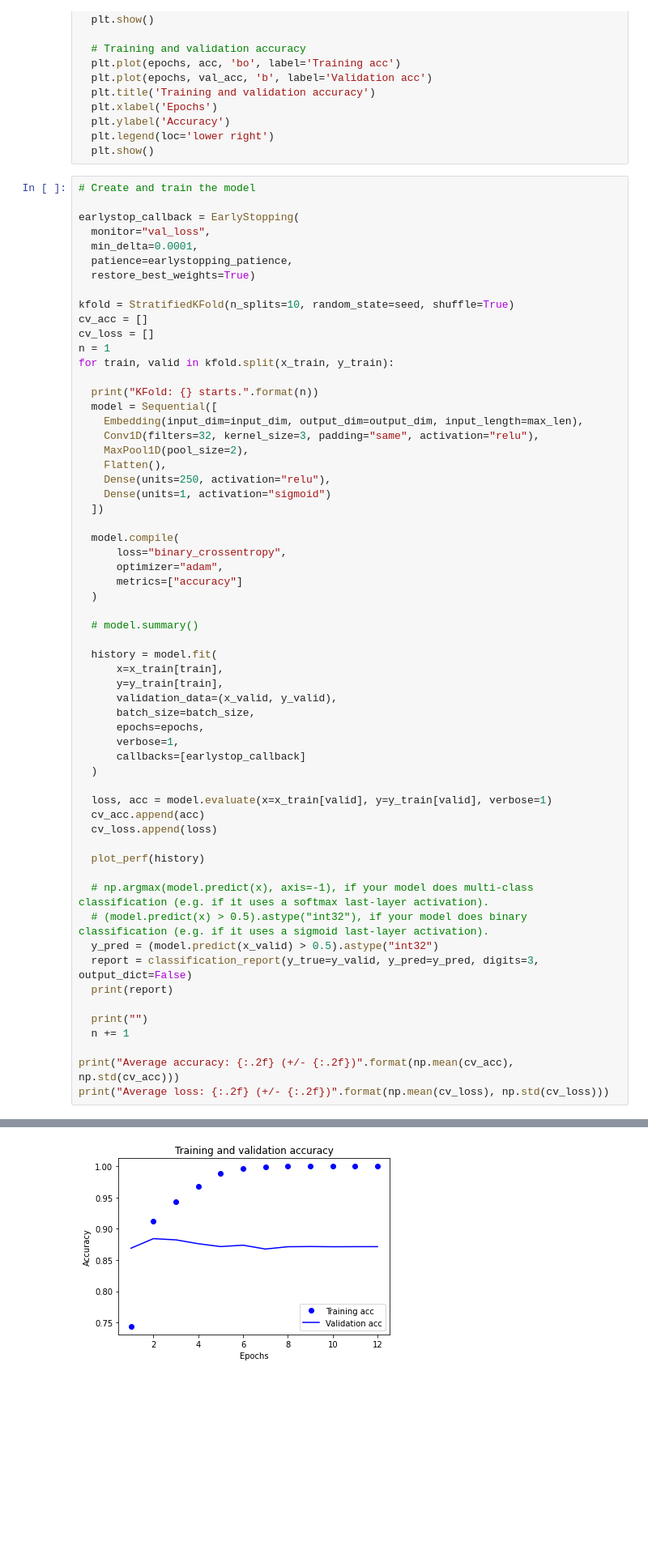
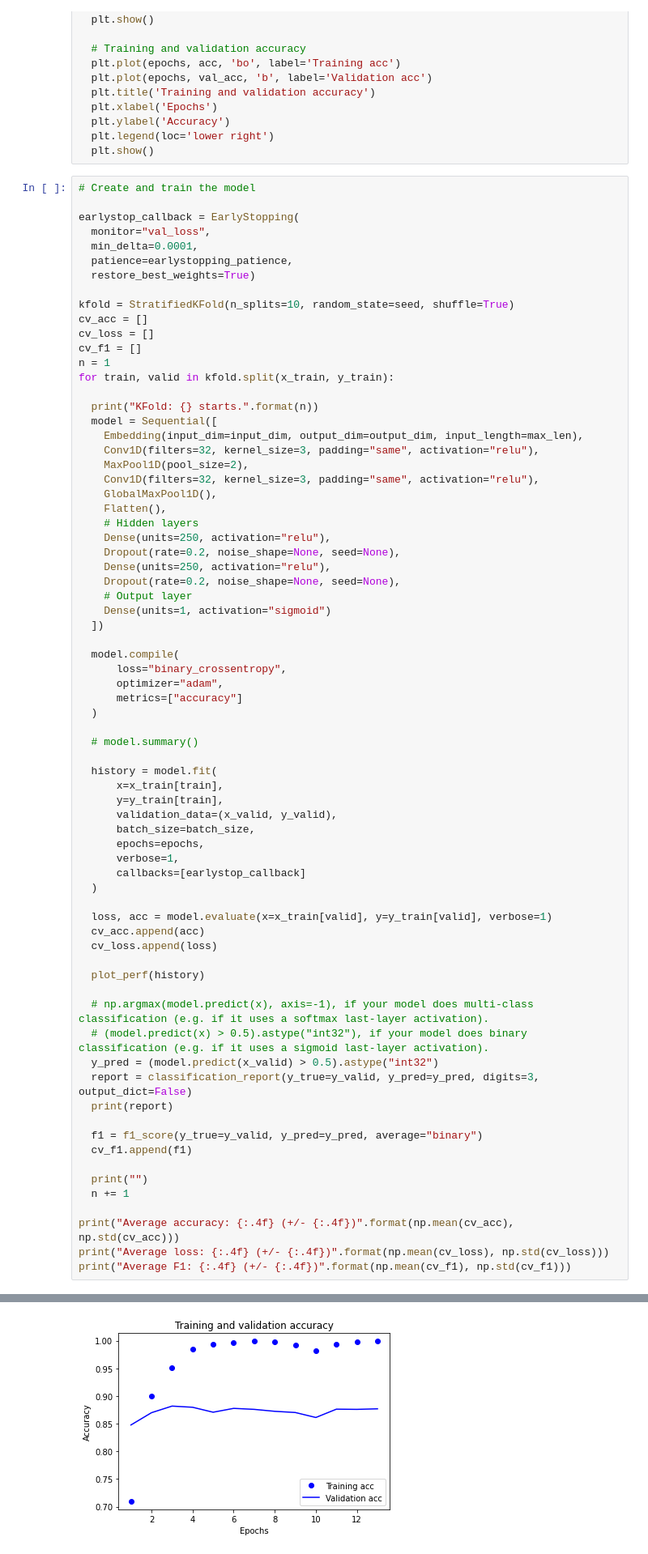
Before and after one commit to Jefffish09/MachineLearning, a Jupyter notebook: Classification/cnn/cnn_binary_tf2.ipynb, the cells around one changed output, grey strips where cells are left out. Shown at 81% size. Drawn from its saved outputs; the diff is of its cells as text; blank space fills up the shorter version.

```diff
--- a/Classification/cnn/cnn_binary_tf2.ipynb
+++ b/Classification/cnn/cnn_binary_tf2.ipynb
@@ -84,6 +84,7 @@ earlystop_callback = EarlyStopping(
 kfold = StratifiedKFold(n_splits=10, random_state=seed, shuffle=True)
 cv_acc = []
 cv_loss = []
+cv_f1 = []
 n = 1
 for train, valid in kfold.split(x_train, y_train):
 
@@ -92,8 +93,15 @@ for train, valid in kfold.split(x_train, y_train):
     Embedding(input_dim=input_dim, output_dim=output_dim, input_length=max_len),
     Conv1D(filters=32, kernel_size=3, padding="same", activation="relu"),
     MaxPool1D(pool_size=2),
+    Conv1D(filters=32, kernel_size=3, padding="same", activation="relu"),
+    GlobalMaxPool1D(),
     Flatten(),
+    # Hidden layers
     Dense(units=250, activation="relu"),
+    Dropout(rate=0.2, noise_shape=None, seed=None),
+    Dense(units=250, activation="relu"),
+    Dropout(rate=0.2, noise_shape=None, seed=None),
+    # Output layer
     Dense(units=1, activation="sigmoid")
   ])
 
@@ -127,11 +135,15 @@ for train, valid in kfold.split(x_train, y_train):
   report = classification_report(y_true=y_valid, y_pred=y_pred, digits=3, output_dict=False)
   print(report)
 
+  f1 = f1_score(y_true=y_valid, y_pred=y_pred, average="binary")
+  cv_f1.append(f1)
+
   print("")
   n += 1
 
-print("Average accuracy: {:.2f} (+/- {:.2f})".format(np.mean(cv_acc), np.std(cv_acc)))
-print("Average loss: {:.2f} (+/- {:.2f})".format(np.mean(cv_loss), np.std(cv_loss)))
+print("Average accuracy: {:.4f} (+/- {:.4f})".format(np.mean(cv_acc), np.std(cv_acc)))
+print("Average loss: {:.4f} (+/- {:.4f})".format(np.mean(cv_loss), np.std(cv_loss)))
+print("Average F1: {:.4f} (+/- {:.4f})".format(np.mean(cv_f1), np.std(cv_f1)))
 # %% [output]
 KFold: 1 starts.
 Epoch 1/100
@@ -192,3 +204,3 @@ Epoch 12/100
-[figure, old version]
+[figure, new version]
               precision    recall  f1-score   support
 
```
Also changed, not shown: parts of 2 cells of this notebook.
